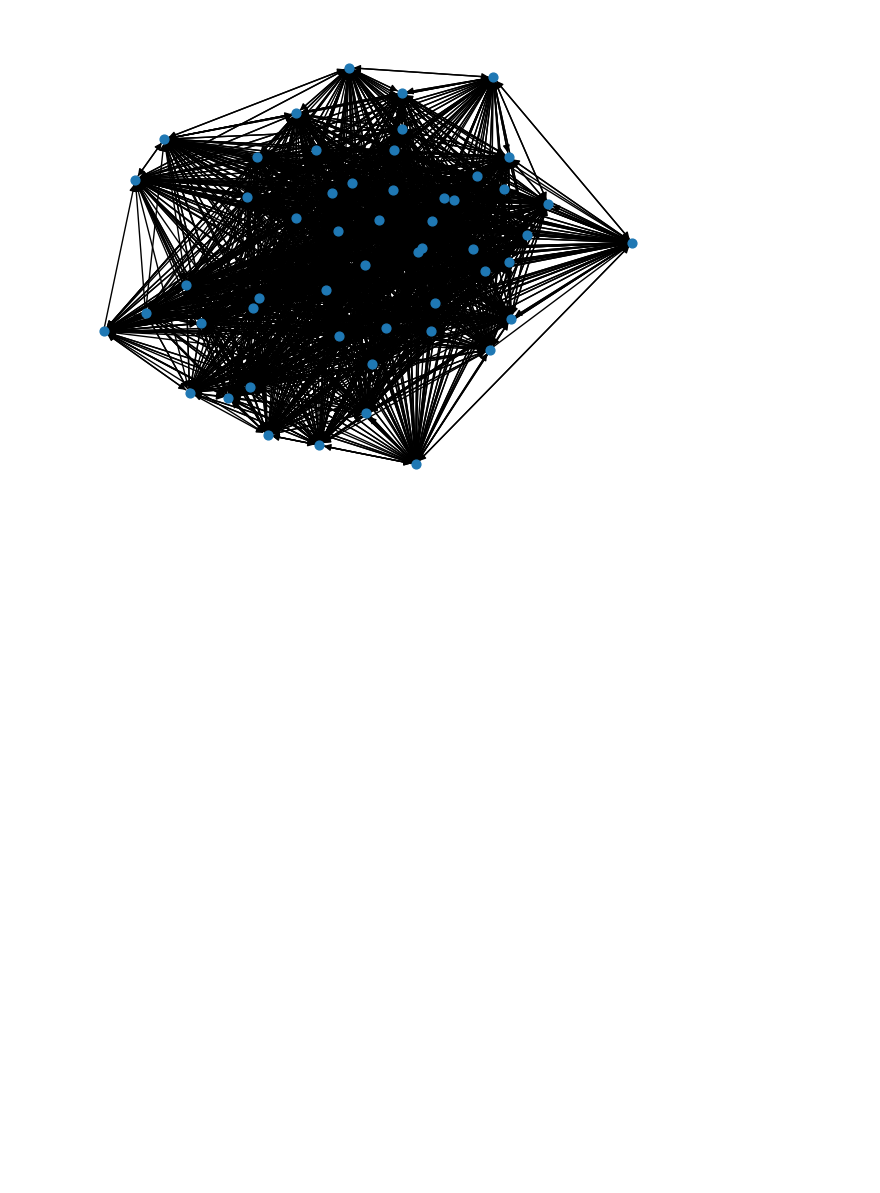
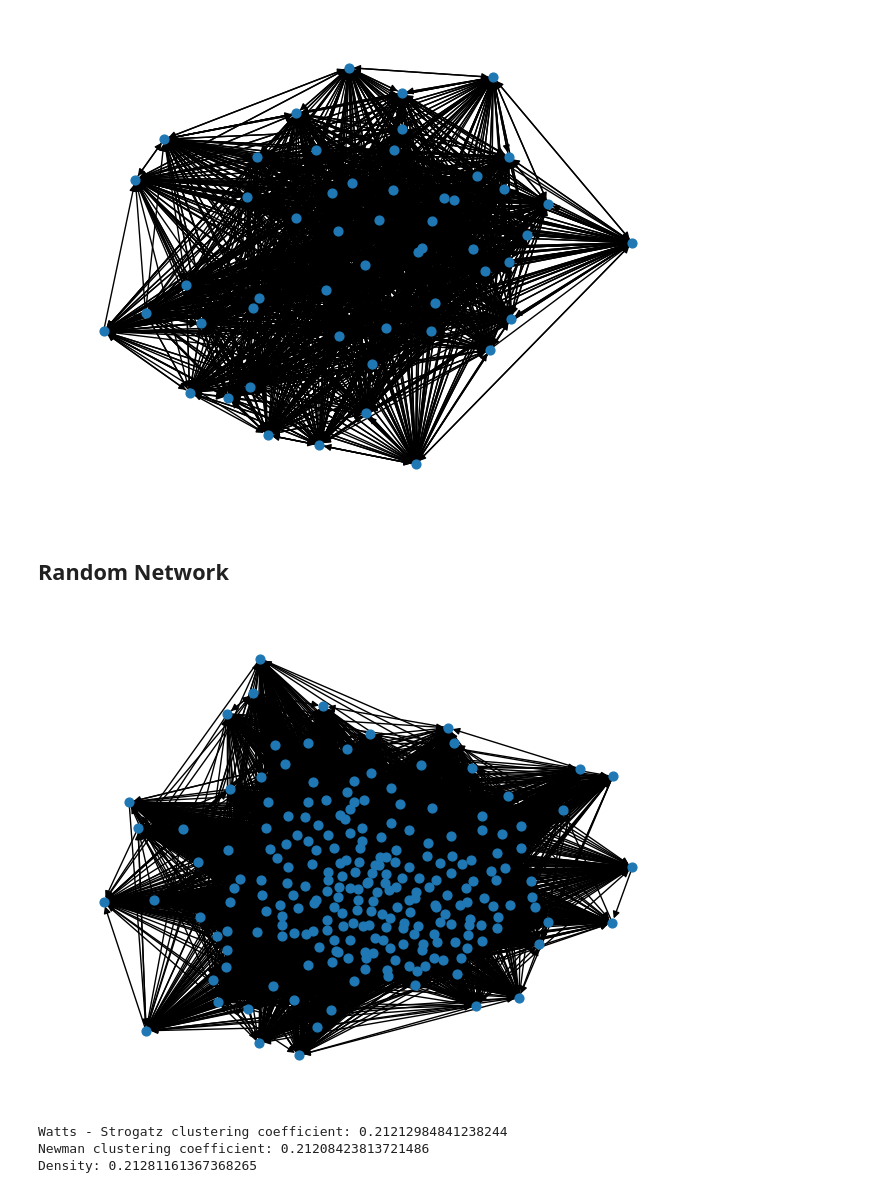
Before and after one commit to Ethangx8/AdvancedDataScienceCN, a Jupyter notebook: notebook/notebook.ipynb, the cells around one changed output. Drawn from its saved outputs; the diff is of its cells as text; code cells hidden in the pictures; blank space fills up the shorter version.

```diff
--- a/notebook/notebook.ipynb
+++ b/notebook/notebook.ipynb
@@ -308,3 +313,18 @@ nx.draw(nth_core, with_labels=False, node_size = 40, pos=nx.spring_layout(g, see
 plt.show()
 # %% [output]
 [figure]
+# %% [markdown]
+## Random Network
+# %%
+ER = nx.erdos_renyi_graph(nn, density, seed = NET_SEED, directed = True)
+nx.draw(ER, with_labels=False, node_size = 40, pos=nx.spring_layout(g, seed = NET_SEED))
+# %% [output]
+[figure, added]
+# %%
+print("Watts - Strogatz clustering coefficient:", watts_strogatz_coeff(ER))
+print("Newman clustering coefficient:", nx.transitivity(ER))
+print("Density:", nx.density(ER))
+# %% [output]
+Watts - Strogatz clustering coefficient: 0.21212984841238244
+Newman clustering coefficient: 0.21208423813721486
+Density: 0.21281161367368265
```
Also changed, not shown: parts of 15 cells of this notebook.
